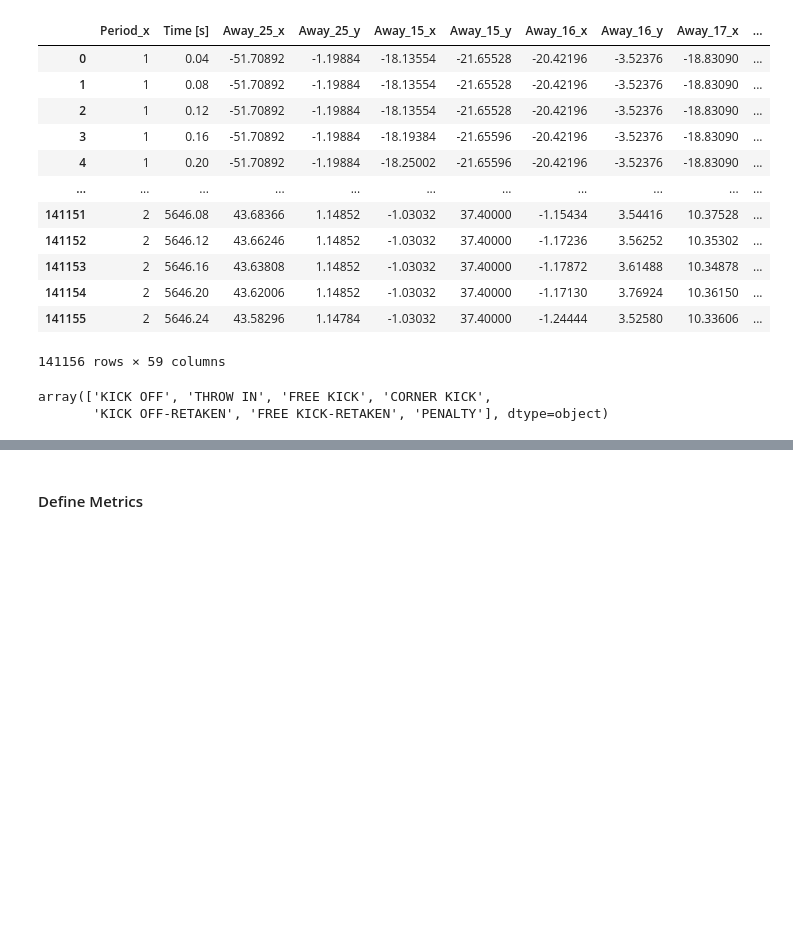
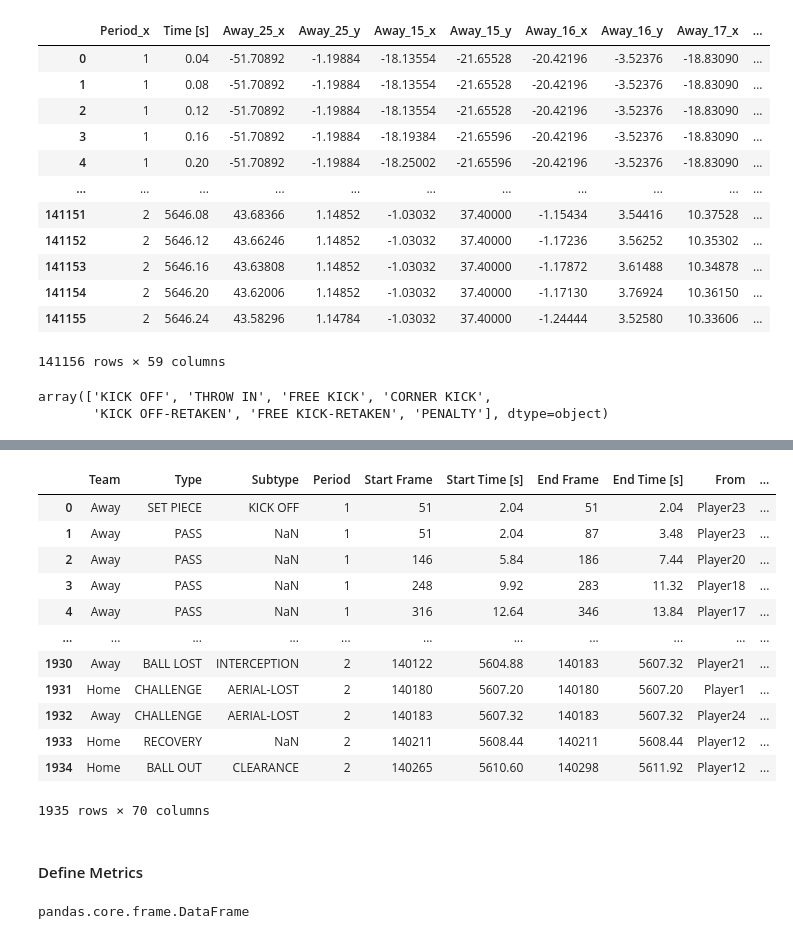
Before and after one commit to nahiid/soccer-impact-factor, a Jupyter notebook: impact_factor.ipynb, the cells around one changed output, grey strips where cells are left out. Drawn from its saved outputs; the diff is of its cells as text; code cells hidden in the pictures; blank space fills up the shorter version.

```diff
--- a/impact_factor.ipynb
+++ b/impact_factor.ipynb
@@ -88,7 +88,7 @@ array(['KICK OFF', 'THROW IN', 'FREE KICK', 'CORNER KICK',
 print(tracking_data)
 # %%
 # Merge the datasets based on 'Start Time [s]'
-merged_end = pd.merge(event_data, tracking_data, left_on='Start Time [s]', right_on='Time [s]', how='left')
+merged_end = pd.merge(event_data, tracking_data, left_on='End Time [s]', right_on='Time [s]', how='left')
 
 # Rename columns with '_x' suffix to avoid conflicts
 merged_end.columns = [col if '_x' not in col else col[:-2] for col in merged_end.columns]
@@ -117,2 +133,18 @@ merged_start.to_csv('merged_start.csv', index=False)
+# %%
+merged_end
+# %% [output]
+|  | Team | Type | Subtype | Period | Start Frame | Start Time [s] | End Frame | End Time [s] | From | ... |
+| 0 | Away | SET PIECE | KICK OFF | 1 | 51 | 2.04 | 51 | 2.04 | Player23 | ... |
+| 1 | Away | PASS | NaN | 1 | 51 | 2.04 | 87 | 3.48 | Player23 | ... |
+| 2 | Away | PASS | NaN | 1 | 146 | 5.84 | 186 | 7.44 | Player20 | ... |
+| 3 | Away | PASS | NaN | 1 | 248 | 9.92 | 283 | 11.32 | Player18 | ... |
+| 4 | Away | PASS | NaN | 1 | 316 | 12.64 | 346 | 13.84 | Player17 | ... |
+| ... | ... | ... | ... | ... | ... | ... | ... | ... | ... | ... |
+| 1930 | Away | BALL LOST | INTERCEPTION | 2 | 140122 | 5604.88 | 140183 | 5607.32 | Player21 | ... |
+| 1931 | Home | CHALLENGE | AERIAL-LOST | 2 | 140180 | 5607.20 | 140180 | 5607.20 | Player1 | ... |
+| 1932 | Away | CHALLENGE | AERIAL-LOST | 2 | 140183 | 5607.32 | 140183 | 5607.32 | Player24 | ... |
+| 1933 | Home | RECOVERY | NaN | 2 | 140211 | 5608.44 | 140211 | 5608.44 | Player12 | ... |
+| 1934 | Home | BALL OUT | CLEARANCE | 2 | 140265 | 5610.60 | 140298 | 5611.92 | Player12 | ... |
+1935 rows × 70 columns
 # %% [markdown]
 #### Define Metrics
@@ -118,0 +155,4 @@ merged_start.to_csv('merged_start.csv', index=False)
+# %%
+type(pass_start)
+# %% [output]
+pandas.core.frame.DataFrame
```
Also changed, not shown: parts of 19 cells of this notebook.
